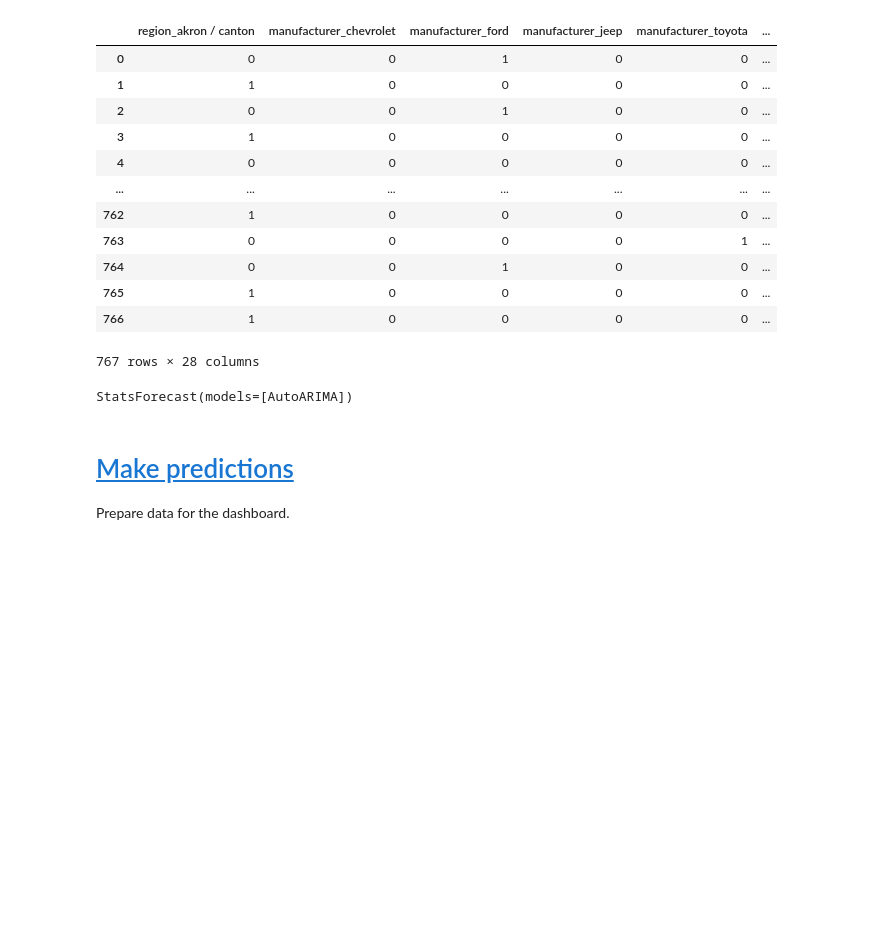
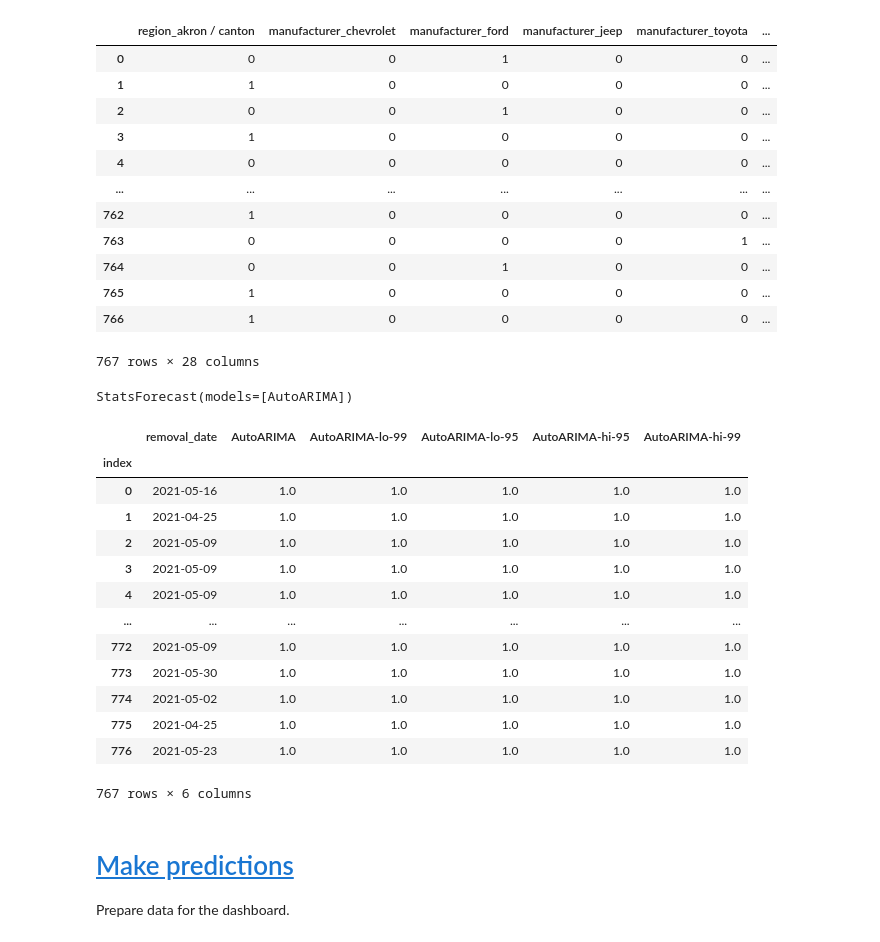
Before and after one commit to john-mwangi/craigslist_vehicle_sales, a Jupyter notebook: craigslist_car_sales.ipynb, the cells around one changed output. Saved outputs shown, nothing was run; the diff lists cells and outputs as text; code cells hidden in the pictures; blank space fills up the shorter version.

Commit message:
Fix Arima prediction error

```diff
--- a/craigslist_car_sales.ipynb
+++ b/craigslist_car_sales.ipynb
@@ -635,5 +634,24 @@ sf.fit(df=sf_data, id_col="index", time_col="removal_date", target_col="cars_sol
 # %% [output]
 StatsForecast(models=[AutoARIMA])
+# %%
+# h=1 : predict the same number of rows as the test set
+
+sf.predict(h=1, level=[95, 99], X_df=sf_data.drop(columns=["cars_sold"]))
+# %% [output]
+|  | removal_date | AutoARIMA | AutoARIMA-lo-99 | AutoARIMA-lo-95 | AutoARIMA-hi-95 | AutoARIMA-hi-99 |
+| index |  |  |  |  |  |  |
+| 0 | 2021-05-16 | 1.0 | 1.0 | 1.0 | 1.0 | 1.0 |
+| 1 | 2021-04-25 | 1.0 | 1.0 | 1.0 | 1.0 | 1.0 |
+| 2 | 2021-05-09 | 1.0 | 1.0 | 1.0 | 1.0 | 1.0 |
+| 3 | 2021-05-09 | 1.0 | 1.0 | 1.0 | 1.0 | 1.0 |
+| 4 | 2021-05-09 | 1.0 | 1.0 | 1.0 | 1.0 | 1.0 |
+| ... | ... | ... | ... | ... | ... | ... |
+| 772 | 2021-05-09 | 1.0 | 1.0 | 1.0 | 1.0 | 1.0 |
+| 773 | 2021-05-30 | 1.0 | 1.0 | 1.0 | 1.0 | 1.0 |
+| 774 | 2021-05-02 | 1.0 | 1.0 | 1.0 | 1.0 | 1.0 |
+| 775 | 2021-04-25 | 1.0 | 1.0 | 1.0 | 1.0 | 1.0 |
+| 776 | 2021-05-23 | 1.0 | 1.0 | 1.0 | 1.0 | 1.0 |
+767 rows × 6 columns
 # %% [markdown]
 # <a id='toc11_'></a>[Make predictions](#toc0_)
 Prepare data for the dashboard.
```
Also changed, not shown: parts of 1 cell of this notebook.
